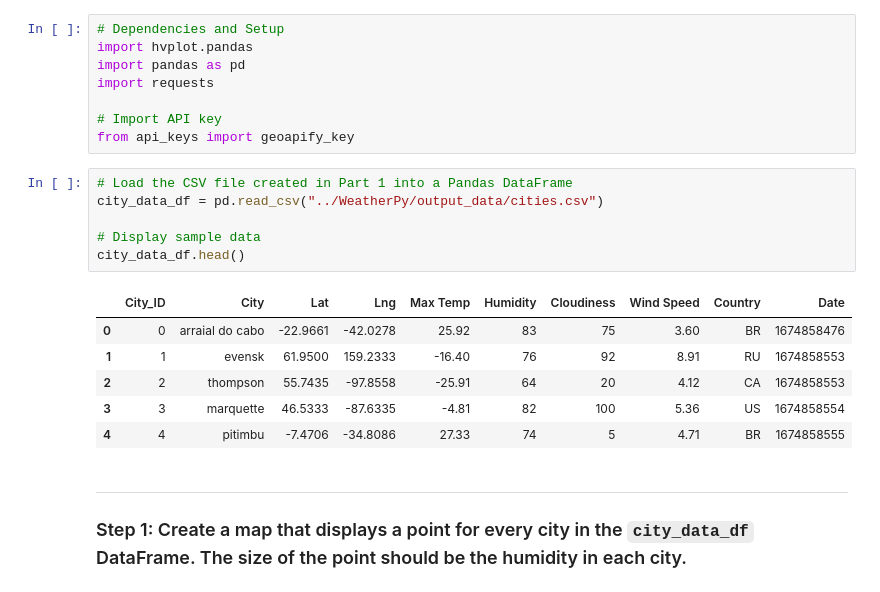
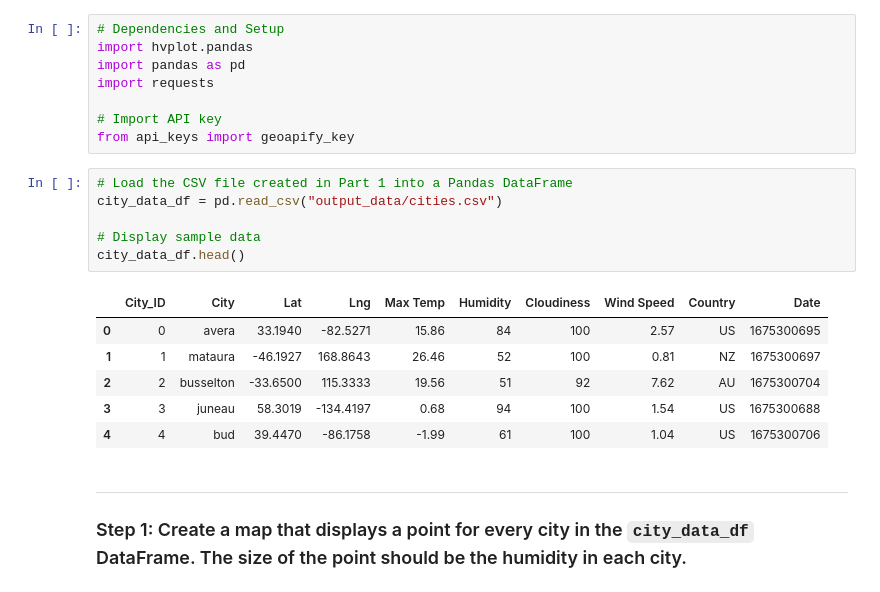
Before and after one commit to kachee42/python-api-challenge, a Jupyter notebook: VacationPy.ipynb, the cells around one changed output. Saved outputs shown, nothing was run; the diff lists cells and outputs as text.

```diff
--- a/VacationPy.ipynb
+++ b/VacationPy.ipynb
@@ -13,17 +13,17 @@ import requests
 from api_keys import geoapify_key
 # %%
 # Load the CSV file created in Part 1 into a Pandas DataFrame
-city_data_df = pd.read_csv("../WeatherPy/output_data/cities.csv")
+city_data_df = pd.read_csv("output_data/cities.csv")
 
 # Display sample data
 city_data_df.head()
 # %% [output]
 |  | City_ID | City | Lat | Lng | Max Temp | Humidity | Cloudiness | Wind Speed | Country | Date |
-| 0 | 0 | arraial do cabo | -22.9661 | -42.0278 | 25.92 | 83 | 75 | 3.60 | BR | 1674858476 |
-| 1 | 1 | evensk | 61.9500 | 159.2333 | -16.40 | 76 | 92 | 8.91 | RU | 1674858553 |
-| 2 | 2 | thompson | 55.7435 | -97.8558 | -25.91 | 64 | 20 | 4.12 | CA | 1674858553 |
-| 3 | 3 | marquette | 46.5333 | -87.6335 | -4.81 | 82 | 100 | 5.36 | US | 1674858554 |
-| 4 | 4 | pitimbu | -7.4706 | -34.8086 | 27.33 | 74 | 5 | 4.71 | BR | 1674858555 |
+| 0 | 0 | avera | 33.1940 | -82.5271 | 15.86 | 84 | 100 | 2.57 | US | 1675300695 |
+| 1 | 1 | mataura | -46.1927 | 168.8643 | 26.46 | 52 | 100 | 0.81 | NZ | 1675300697 |
+| 2 | 2 | busselton | -33.6500 | 115.3333 | 19.56 | 51 | 92 | 7.62 | AU | 1675300704 |
+| 3 | 3 | juneau | 58.3019 | -134.4197 | 0.68 | 94 | 100 | 1.54 | US | 1675300688 |
+| 4 | 4 | bud | 39.4470 | -86.1758 | -1.99 | 61 | 100 | 1.04 | US | 1675300706 |
 # %% [markdown]
 ---
 
```
Also changed, not shown: parts of 6 cells of this notebook, 7 other files.
